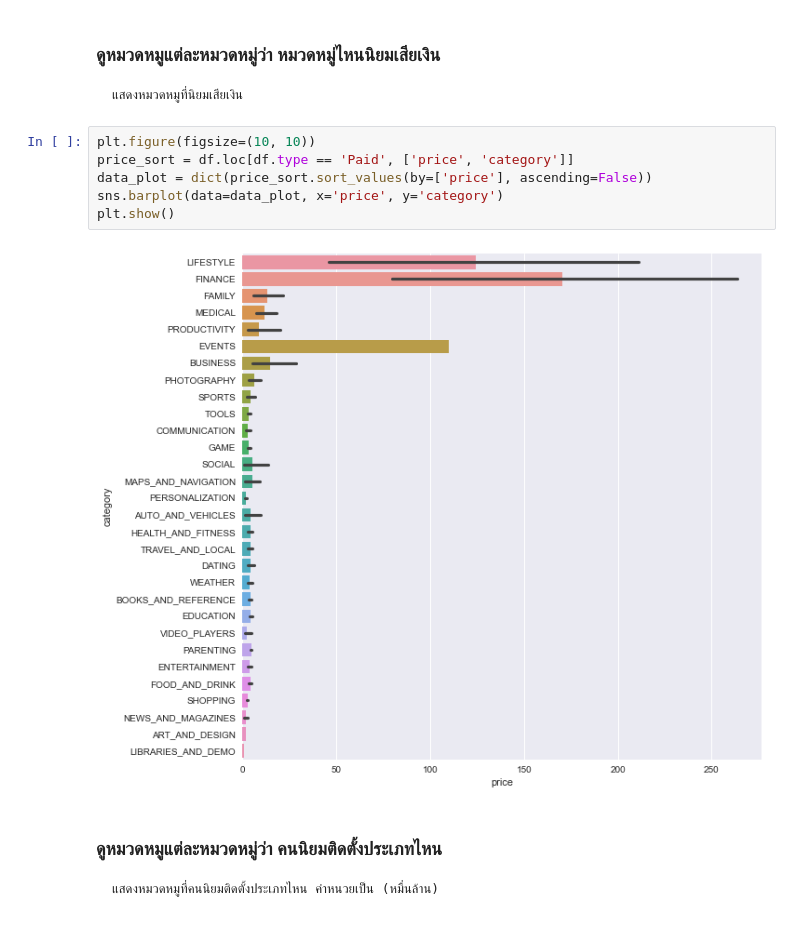
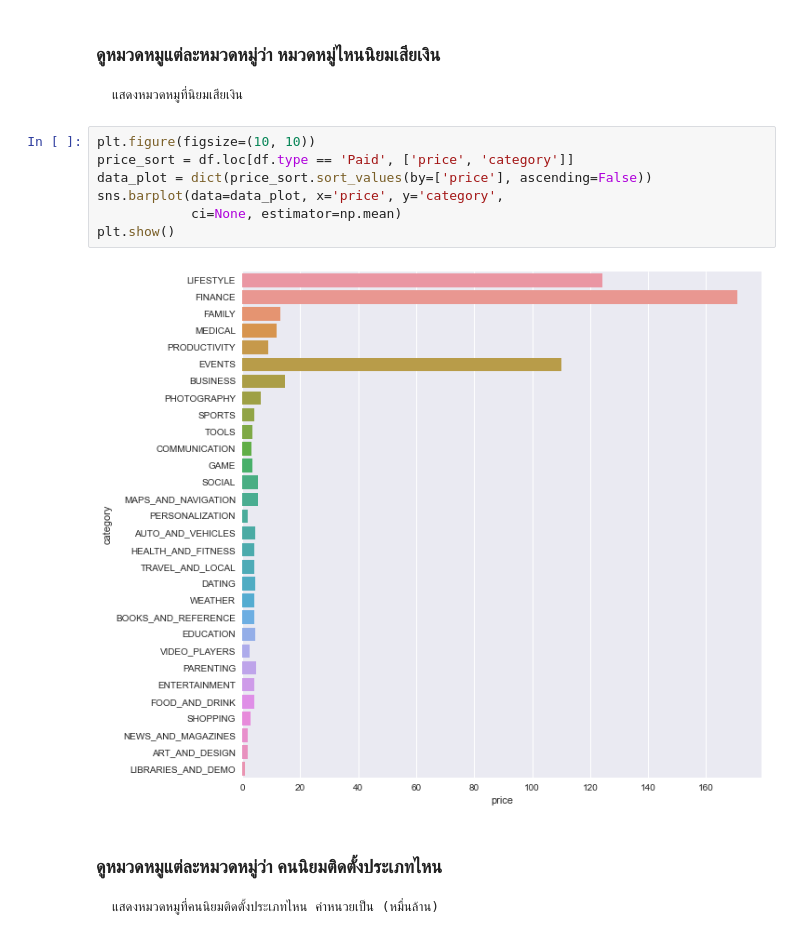
Before and after one commit to king-glitch/cs-434, a Jupyter notebook: index.ipynb, the cells around one changed output. Cells and saved outputs as stored; diff of their text form.

```diff
--- a/index.ipynb
+++ b/index.ipynb
@@ -416,11 +423,12 @@ plt.show()
 # %%
 plt.figure(figsize=(10, 10))
 price_sort = df.loc[df.type == 'Paid', ['price', 'category']]
 data_plot = dict(price_sort.sort_values(by=['price'], ascending=False))
-sns.barplot(data=data_plot, x='price', y='category')
+sns.barplot(data=data_plot, x='price', y='category',
+            ci=None, estimator=np.mean)
 plt.show()
 # %% [output]
-[figure, old version]
+[figure, new version]
 # %% [markdown]
 ### ดูหมวดหมูแต่ละหมวดหมู่ว่า คนนิยมติดตั้งประเภทไหน
 
```
Also changed, not shown: parts of 17 cells of this notebook.
